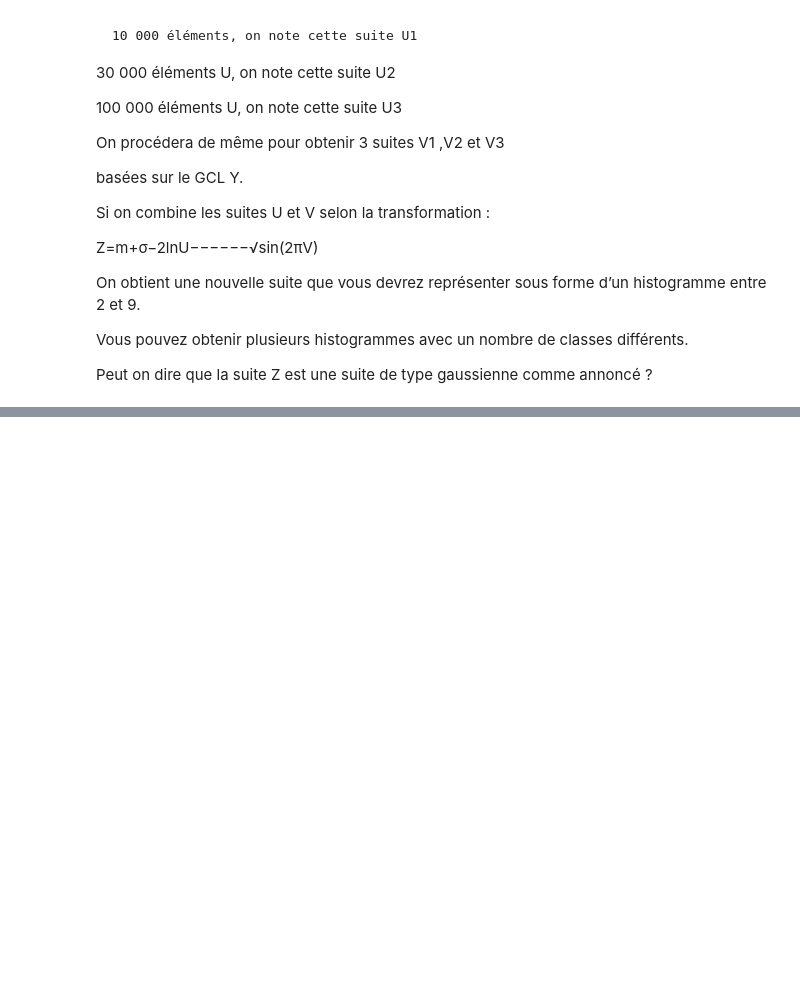
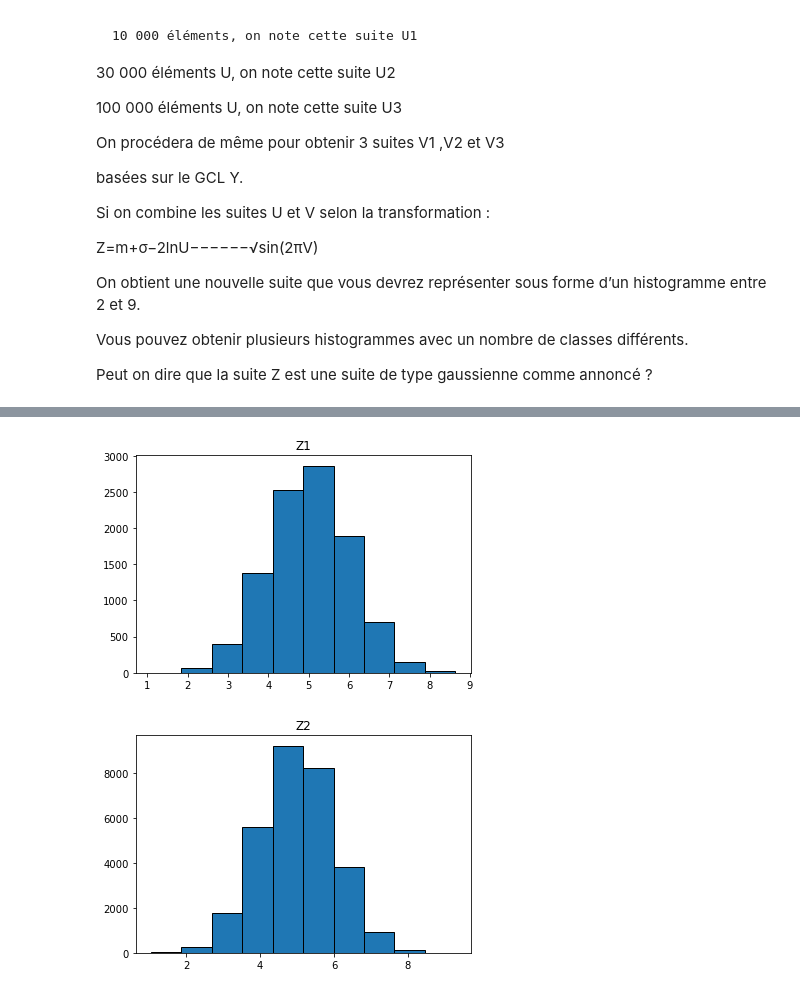
Before and after one commit to GeikenPack/Cours, a Jupyter notebook: S3/PRST/PRST-Projet.ipynb, the cells around one changed output, grey strips where cells are left out. Cells and saved outputs as stored; diff of their text form; code cells hidden in the pictures; blank space fills up the shorter version.

```diff
--- a/S3/PRST/PRST-Projet.ipynb
+++ b/S3/PRST/PRST-Projet.ipynb
@@ -101,3 +110,27 @@ plt.show()
-# %%
-m = 5
-o = 1
+# %%
+import math
+def Zn(Un, Vn):
+    m = 5.0
+    o = 1.0
+    return m+o*math.sqrt(-2.0*math.log(Un))*math.sin(2.0*math.pi*Vn)
+
+Z1 = []
+
+for i in range(len(U1)):
+    Z1.append(Zn(U1[i], V1[i]))
+
+Z2 = []
+
+for i in range(len(U2)):
+    Z2.append(Zn(U2[i], V2[i]))
+# %%
+plt.hist(Z1, edgecolor='k')
+plt.title("Z1")
+plt.show()
+
+plt.hist(Z2, edgecolor='k')
+plt.title("Z2")
+plt.show()
+# %% [output]
+[figure, added]
+[figure, added]
```
Also changed, not shown: parts of 2 cells of this notebook, 13 other files.
